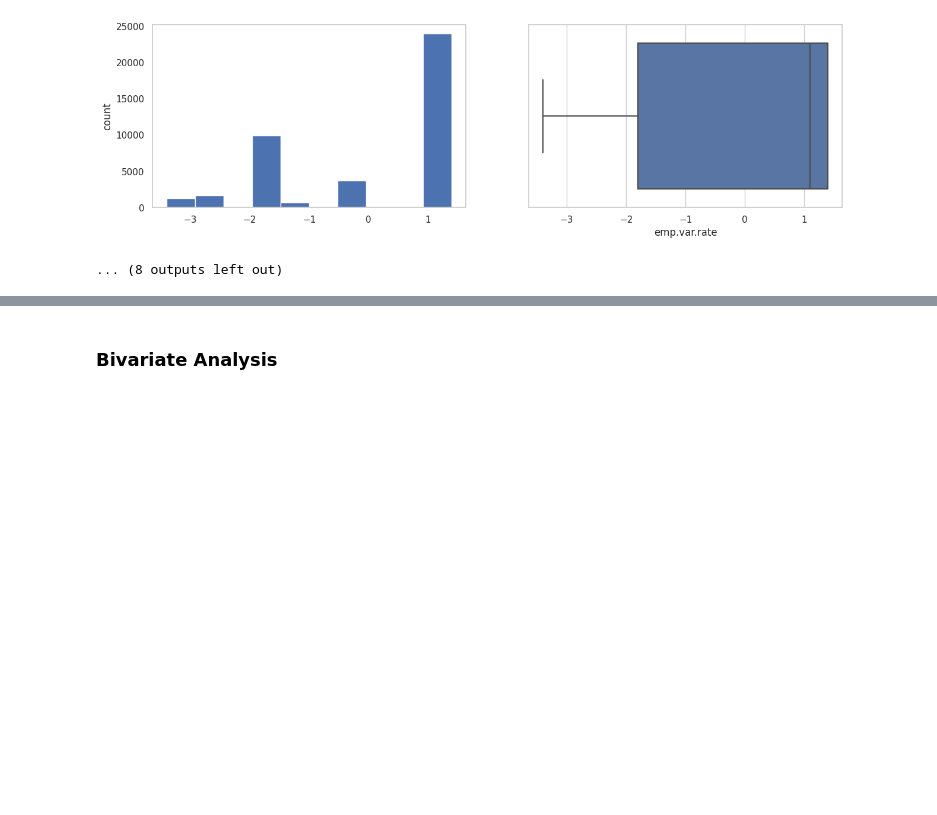
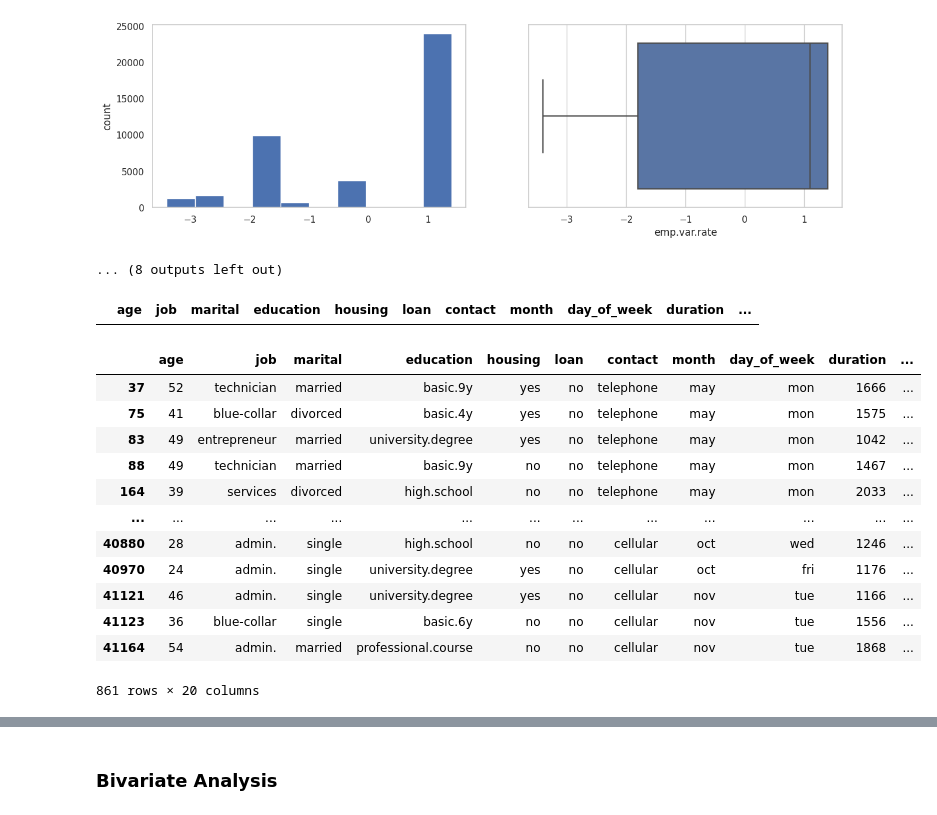
Before and after one commit to P-197-719-971-C/Term_deposite_subscription, a Jupyter notebook: research/Bank_Marketing.ipynb, the cells around one changed output, grey strips where cells are left out. Drawn from its saved outputs; the diff is of its cells as text; code cells hidden in the pictures; blank space fills up the shorter version.

```diff
--- a/research/Bank_Marketing.ipynb
+++ b/research/Bank_Marketing.ipynb
@@ -435,0 +439,20 @@ Skew : -0.72
+# %%
+outliers
+# %% [output]
+|  | age | job | marital | education | housing | loan | contact | month | day_of_week | duration | ... |
+# %%
+df[(np.abs(zscore(df['duration'])) > 3)]
+# %% [output]
+|  | age | job | marital | education | housing | loan | contact | month | day_of_week | duration | ... |
+| 37 | 52 | technician | married | basic.9y | yes | no | telephone | may | mon | 1666 | ... |
+| 75 | 41 | blue-collar | divorced | basic.4y | yes | no | telephone | may | mon | 1575 | ... |
+| 83 | 49 | entrepreneur | married | university.degree | yes | no | telephone | may | mon | 1042 | ... |
+| 88 | 49 | technician | married | basic.9y | no | no | telephone | may | mon | 1467 | ... |
+| 164 | 39 | services | divorced | high.school | no | no | telephone | may | mon | 2033 | ... |
+| ... | ... | ... | ... | ... | ... | ... | ... | ... | ... | ... | ... |
+| 40880 | 28 | admin. | single | high.school | no | no | cellular | oct | wed | 1246 | ... |
+| 40970 | 24 | admin. | single | university.degree | yes | no | cellular | oct | fri | 1176 | ... |
+| 41121 | 46 | admin. | single | university.degree | yes | no | cellular | nov | tue | 1166 | ... |
+| 41123 | 36 | blue-collar | single | basic.6y | no | no | cellular | nov | tue | 1556 | ... |
+| 41164 | 54 | admin. | married | professional.course | no | no | cellular | nov | tue | 1868 | ... |
+861 rows × 20 columns
```
Also changed, not shown: parts of 82 cells of this notebook, 6 other files.
